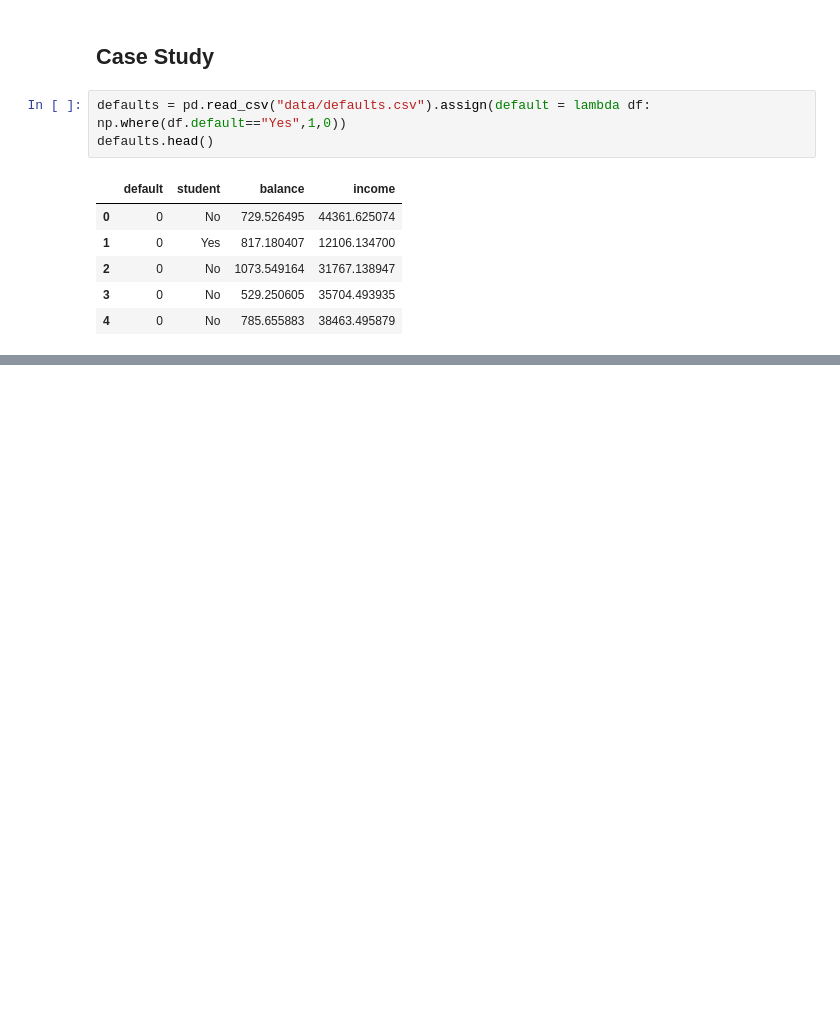
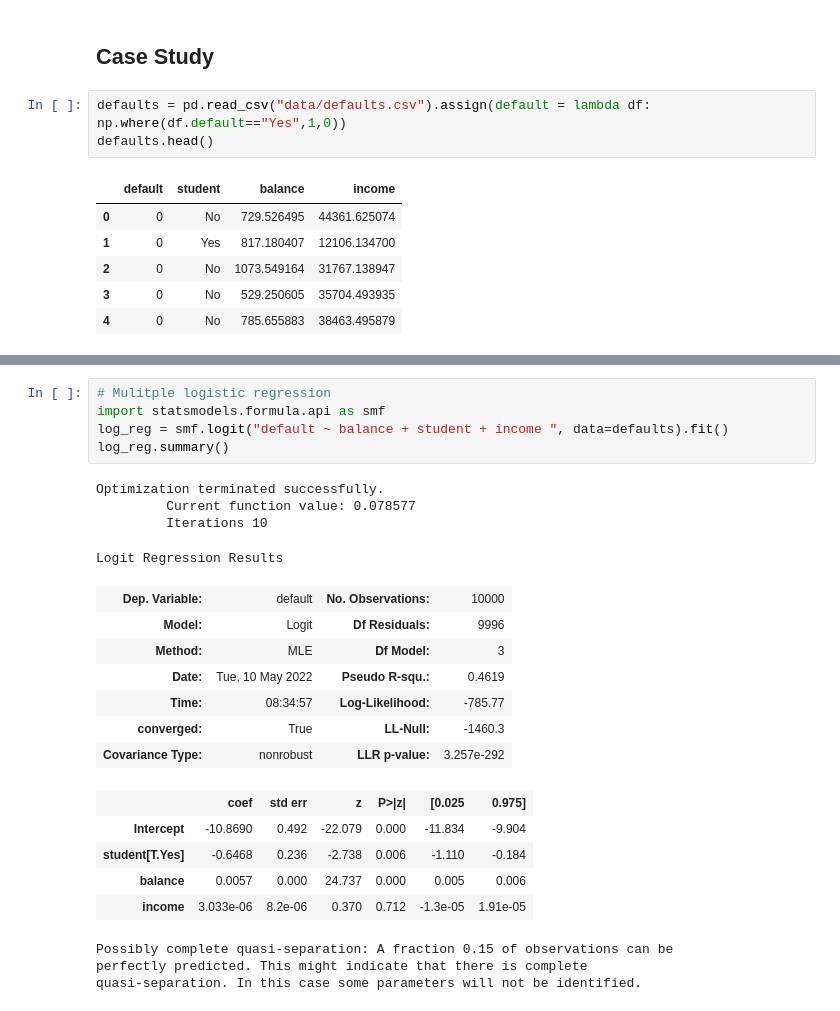
Before and after one commit to citrez/learning, a Jupyter notebook: explore/logit_motivation.ipynb, the cells around one changed output, grey strips where cells are left out. Saved outputs shown, nothing was run; the diff lists cells and outputs as text; blank space fills up the shorter version.

Commit message:
update logit

```diff
--- a/explore/logit_motivation.ipynb
+++ b/explore/logit_motivation.ipynb
@@ -208,0 +209,25 @@ dtype: float64
+# %%
+# Mulitple logistic regression
+import statsmodels.formula.api as smf
+log_reg = smf.logit("default ~ balance + student + income ", data=defaults).fit()
+log_reg.summary()
+# %% [output]
+Optimization terminated successfully.
+         Current function value: 0.078577
+         Iterations 10
+Logit Regression Results
+| Dep. Variable: | default | No. Observations: | 10000 |
+| Model: | Logit | Df Residuals: | 9996 |
+| Method: | MLE | Df Model: | 3 |
+| Date: | Tue, 10 May 2022 | Pseudo R-squ.: | 0.4619 |
+| Time: | 08:34:57 | Log-Likelihood: | -785.77 |
+| converged: | True | LL-Null: | -1460.3 |
+| Covariance Type: | nonrobust | LLR p-value: | 3.257e-292 |
+|  | coef | std err | z | P>|z| | [0.025 | 0.975] |
+| Intercept | -10.8690 | 0.492 | -22.079 | 0.000 | -11.834 | -9.904 |
+| student[T.Yes] | -0.6468 | 0.236 | -2.738 | 0.006 | -1.110 | -0.184 |
+| balance | 0.0057 | 0.000 | 24.737 | 0.000 | 0.005 | 0.006 |
+| income | 3.033e-06 | 8.2e-06 | 0.370 | 0.712 | -1.3e-05 | 1.91e-05 |
+Possibly complete quasi-separation: A fraction 0.15 of observations can be
+perfectly predicted. This might indicate that there is complete
+quasi-separation. In this case some parameters will not be identified.
```
Also changed, not shown: parts of 4 cells of this notebook, 1 other file.
